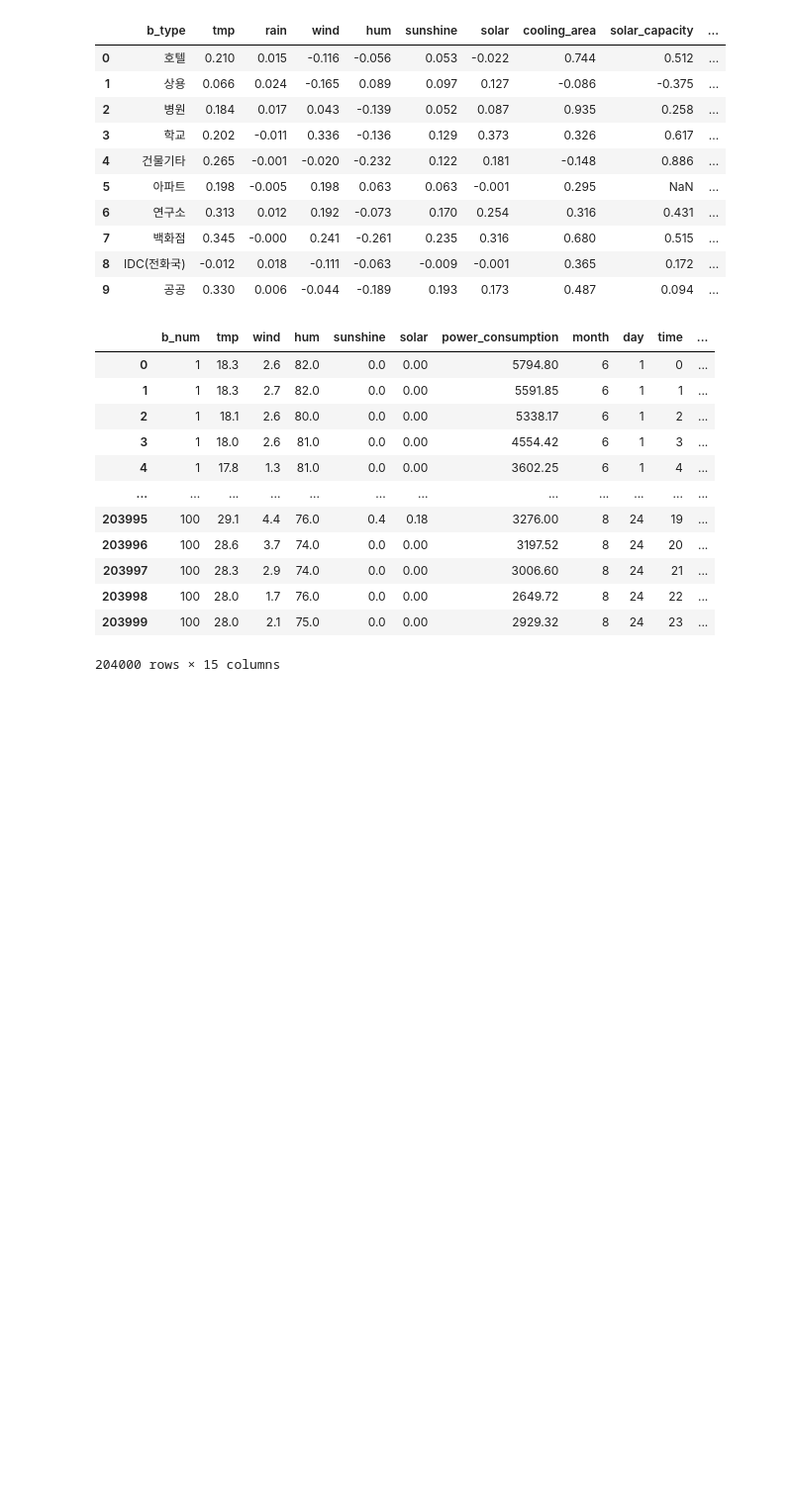
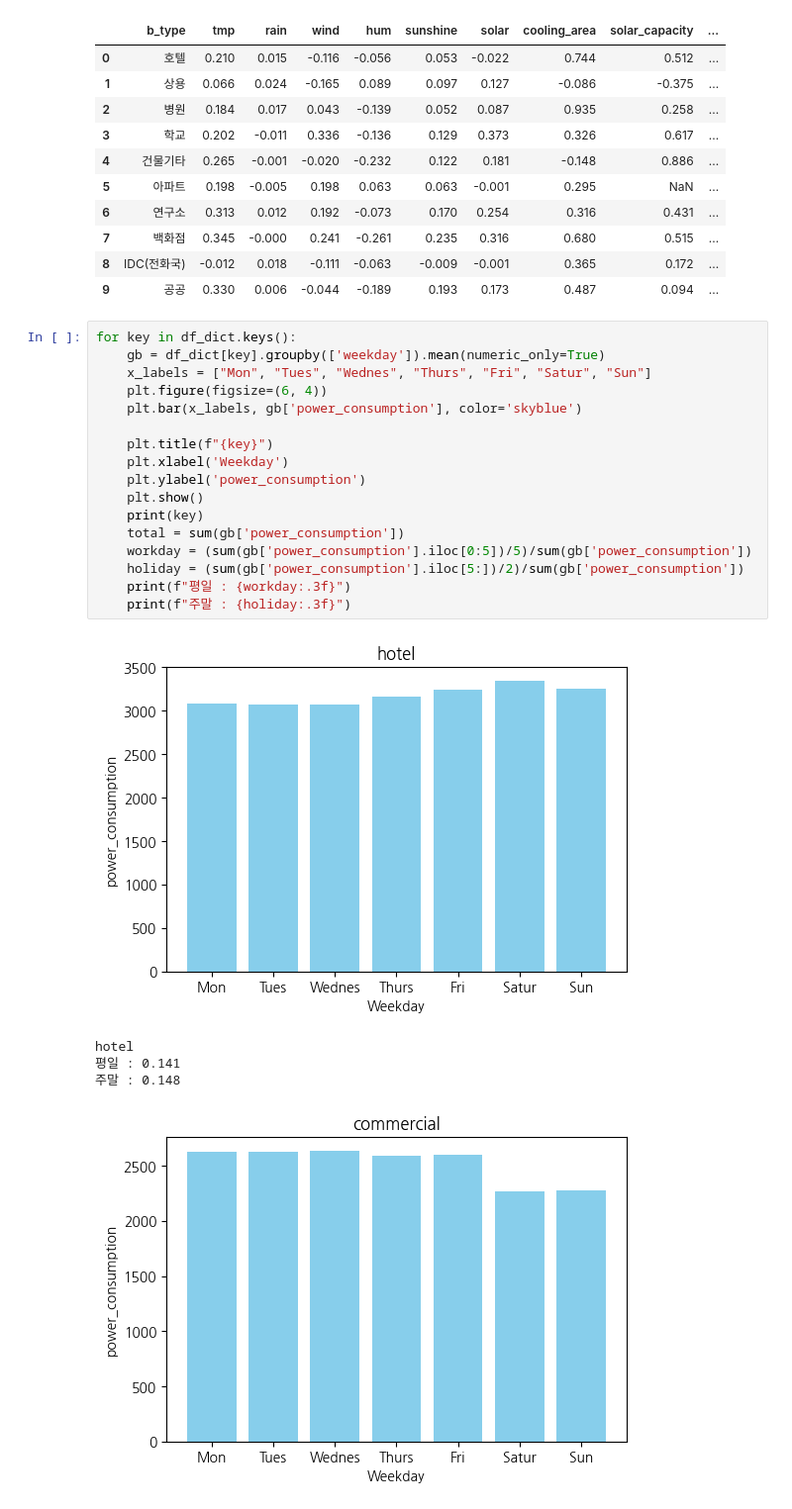
Before and after one commit to Jacod97/DACON_Project, a Jupyter notebook: Electricity_prediction/scripts/data_process.ipynb, the cells around one changed output. Shown at 99% size. Cells and saved outputs as stored; diff of their text form; blank space fills up the shorter version.

```diff
--- a/Electricity_prediction/scripts/data_process.ipynb
+++ b/Electricity_prediction/scripts/data_process.ipynb
@@ -154,17 +154,25 @@ display(ranking_dfs)
 | 8 | IDC(전화국) | -0.012 | 0.018 | -0.111 | -0.063 | -0.009 | -0.001 | 0.365 | 0.172 | ... |
 | 9 | 공공 | 0.330 | 0.006 | -0.044 | -0.189 | 0.193 | 0.173 | 0.487 | 0.094 | ... |
 # %%
+for key in df_dict.keys():
+    gb = df_dict[key].groupby(['weekday']).mean(numeric_only=True)
+    x_labels = ["Mon", "Tues", "Wednes", "Thurs", "Fri", "Satur", "Sun"]
+    plt.figure(figsize=(6, 4))
+    plt.bar(x_labels, gb['power_consumption'], color='skyblue')
+
+    plt.title(f"{key}")
+    plt.xlabel('Weekday')
+    plt.ylabel('power_consumption')
+    plt.show()
+    print(key)
+    total = sum(gb['power_consumption'])
+    workday = (sum(gb['power_consumption'].iloc[0:5])/5)/sum(gb['power_consumption'])
+    holiday = (sum(gb['power_consumption'].iloc[5:])/2)/sum(gb['power_consumption'])
+    print(f"평일 : {workday:.3f}")
+    print(f"주말 : {holiday:.3f}")
 # %% [output]
-|  | b_num | tmp | wind | hum | sunshine | solar | power_consumption | month | day | time | ... |
-| 0 | 1 | 18.3 | 2.6 | 82.0 | 0.0 | 0.00 | 5794.80 | 6 | 1 | 0 | ... |
-| 1 | 1 | 18.3 | 2.7 | 82.0 | 0.0 | 0.00 | 5591.85 | 6 | 1 | 1 | ... |
-| 2 | 1 | 18.1 | 2.6 | 80.0 | 0.0 | 0.00 | 5338.17 | 6 | 1 | 2 | ... |
-| 3 | 1 | 18.0 | 2.6 | 81.0 | 0.0 | 0.00 | 4554.42 | 6 | 1 | 3 | ... |
-| 4 | 1 | 17.8 | 1.3 | 81.0 | 0.0 | 0.00 | 3602.25 | 6 | 1 | 4 | ... |
-| ... | ... | ... | ... | ... | ... | ... | ... | ... | ... | ... | ... |
-| 203995 | 100 | 29.1 | 4.4 | 76.0 | 0.4 | 0.18 | 3276.00 | 8 | 24 | 19 | ... |
-| 203996 | 100 | 28.6 | 3.7 | 74.0 | 0.0 | 0.00 | 3197.52 | 8 | 24 | 20 | ... |
-| 203997 | 100 | 28.3 | 2.9 | 74.0 | 0.0 | 0.00 | 3006.60 | 8 | 24 | 21 | ... |
-| 203998 | 100 | 28.0 | 1.7 | 76.0 | 0.0 | 0.00 | 2649.72 | 8 | 24 | 22 | ... |
-| 203999 | 100 | 28.0 | 2.1 | 75.0 | 0.0 | 0.00 | 2929.32 | 8 | 24 | 23 | ... |
+[figure, added]
-204000 rows × 15 columns
+hotel
+평일 : 0.141
+주말 : 0.148
+[figure, added]
```
Also changed, not shown: parts of 3 cells of this notebook.
